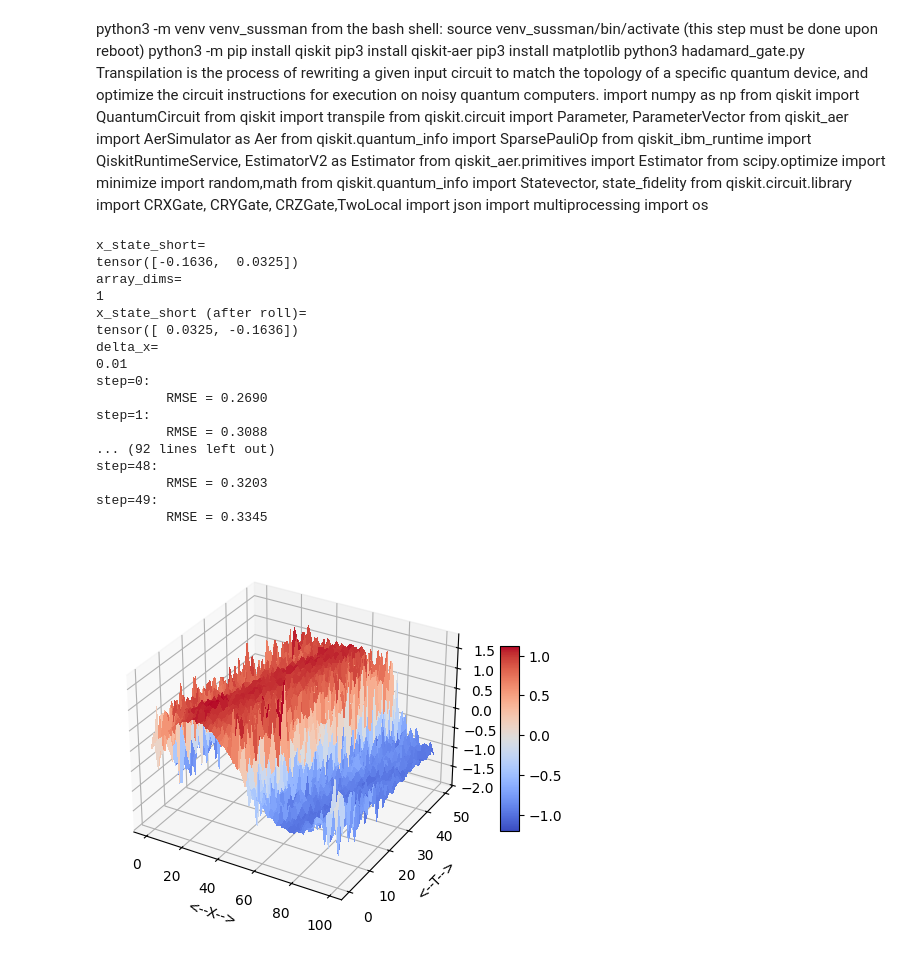
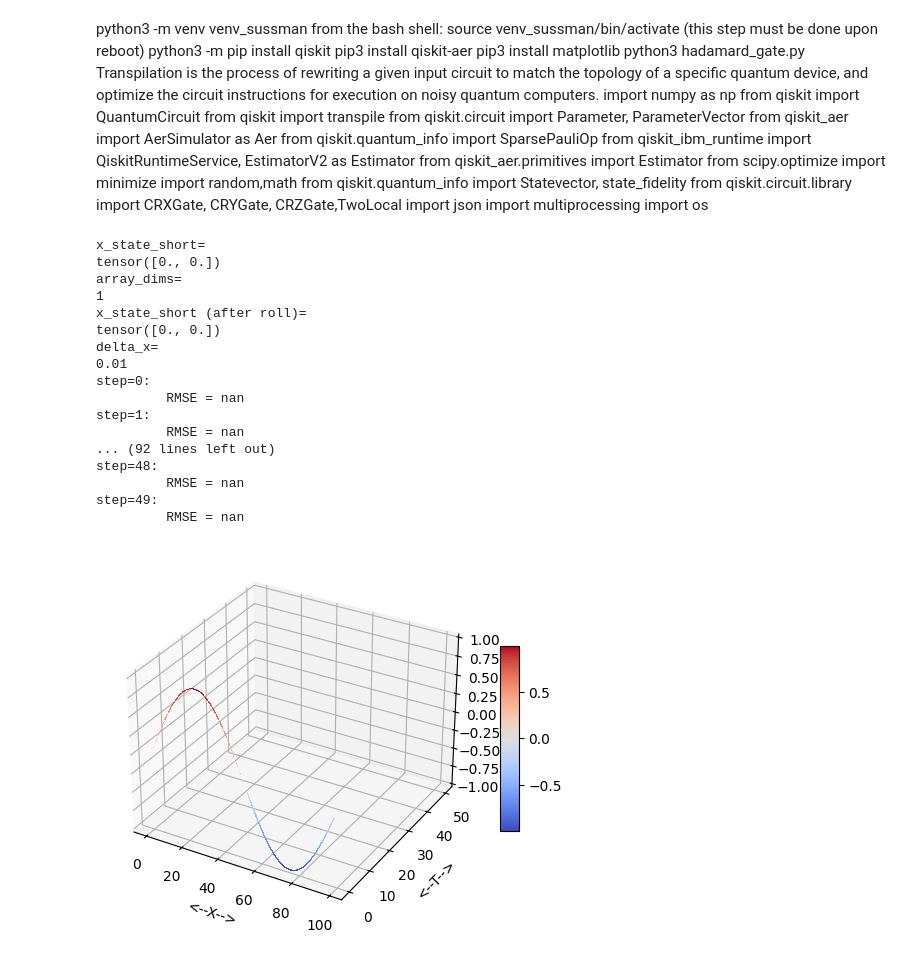
Before and after one commit to msussman42/CQE, a Jupyter notebook: one_way_wave_EnSF.ipynb, the cells around one changed output. Saved outputs shown, nothing was run; the diff lists cells and outputs as text; code cells hidden in the pictures.

```diff
--- a/one_way_wave_EnSF.ipynb
+++ b/one_way_wave_EnSF.ipynb
@@ -162,7 +162,7 @@ if __name__ == "__main__":
     #device = 'cuda'
     device = 'cpu'
 
-    SDE_sigma = 0.1 #standard deviation
+    SDE_sigma = 0.00000001 #standard deviation
 
     # sanity check
     n_ensemble_short=4
@@ -201,7 +201,7 @@ if __name__ == "__main__":
     Z = np.zeros ( [ nx, nt + 1 ] )
 
     # observation sigma
-    obs_sigma = 0.05 #standard deviation
+    obs_sigma = 0.000000005 #standard deviation
 
     ####################################################################
     # EnSF setup
@@ -209,7 +209,7 @@ if __name__ == "__main__":
     eps_alpha = 0.05
 
     # ensemble size
-    ensemble_size = 10
+    ensemble_size = 1000
 
     # forward Euler step
     # euler_steps=number of steps for the backwards SDE.
@@ -231,7 +231,7 @@ if __name__ == "__main__":
     # randn= N(0,1)
     # state_target is used for verification purposes; state_target is the
     # "exact" solution.
-    state_target = 0.1*torch.rand(n_dim, device=device)
+    state_target = 0.0000001*torch.rand(n_dim, device=device)
     delta_x=1.0/n_dim
     print("delta_x=")
     print(delta_x)
@@ -314,37 +314,37 @@ if __name__ == "__main__":
         print(f'\t RMSE = {rmse_temp:.4f}')
         #print(f'\t time = {t2-t1:.4f} ')
 
         # break
         if rmse_temp > 1000:
             print('diverge!')
             break
 
     fig = plt.figure ( )
     ax = fig.add_subplot ( projection = '3d' )
     surf = ax.plot_surface ( X, Y, Z, cmap = cm.coolwarm, \
      linewidth = 0, antialiased = False )
     ax.set_xlabel ( '<--X-->' )
     ax.set_ylabel ( '<--T-->' )
     ax.set_zlabel ( '<--U(X,T)-->' )
     fig.colorbar ( surf, shrink = 0.5, aspect = 10 )
     plt.savefig ( 'one_way_wave_results.png' )
     plt.show ( )
 # %% [output]
 x_state_short=
-tensor([-0.1636,  0.0325])
+tensor([0., 0.])
 array_dims=
 1
 x_state_short (after roll)=
-tensor([ 0.0325, -0.1636])
+tensor([0., 0.])
 delta_x=
 0.01
 step=0:
-         RMSE = 0.2690
+         RMSE = nan
 step=1:
-         RMSE = 0.3088
+         RMSE = nan
 ... (92 lines left out)
 step=48:
-         RMSE = 0.3203
+         RMSE = nan
 step=49:
-         RMSE = 0.3345
+         RMSE = nan
-[figure, old version]
+[figure, new version]
```
